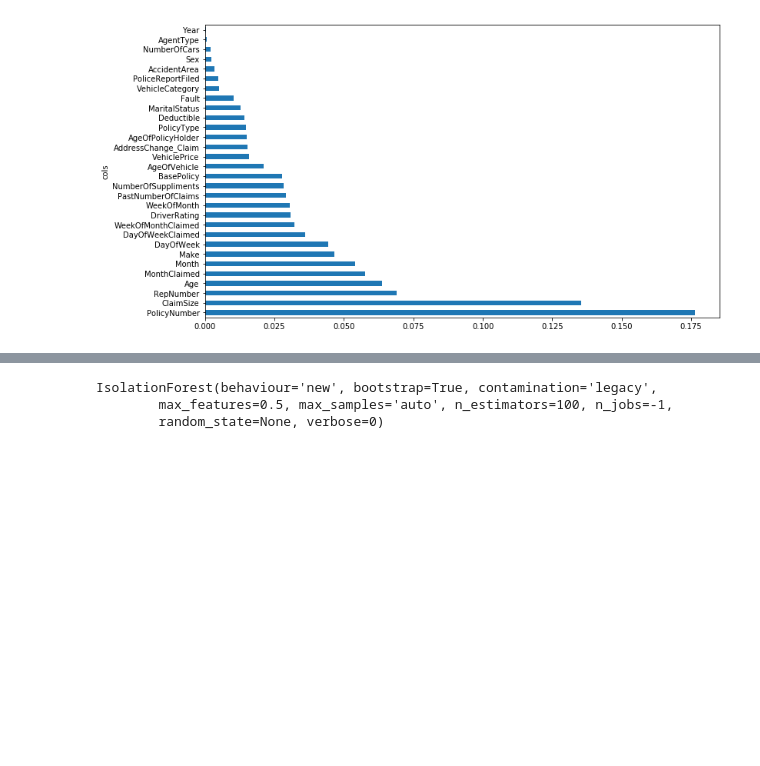
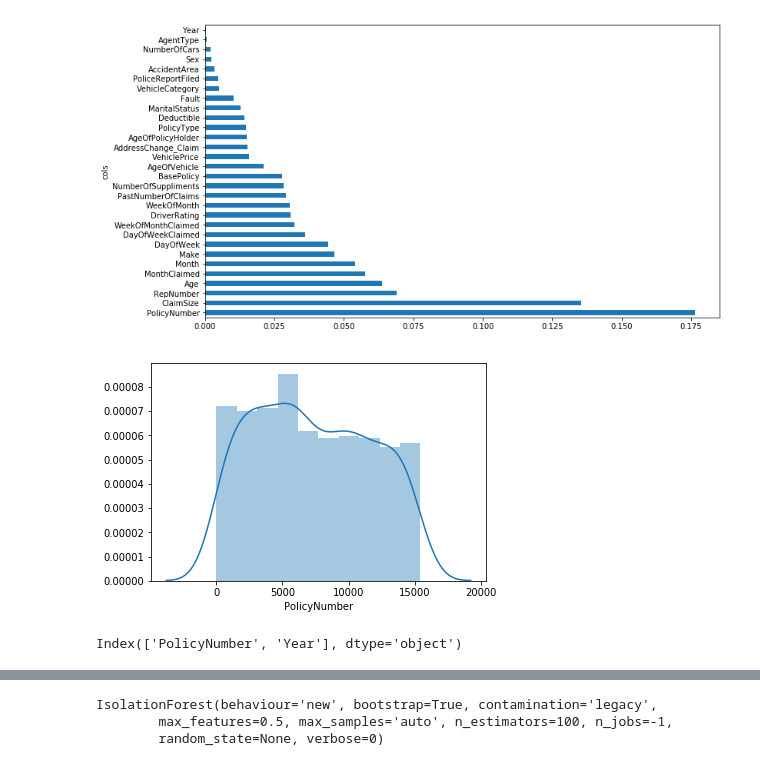
Before and after one commit to Siddharth-Singhs/EXL, a Jupyter notebook: EXL-Vaibhav.ipynb, the cells around one changed output, grey strips where cells are left out. Cells and saved outputs as stored; diff of their text form; code cells hidden in the pictures; blank space fills up the shorter version.

```diff
--- a/EXL-Vaibhav.ipynb
+++ b/EXL-Vaibhav.ipynb
@@ -319,0 +372,11 @@ plot_fi(fi[:30]);
+# %%
+fraud=customers.loc[customers["FraudFound_P"]==1]
+normal=customers.loc[customers["FraudFound_P"]==0]
+sns.distplot(fraud.PolicyNumber)
+plt.show()
+# %% [output]
+[figure, added]
+# %%
+df.columns[np.abs(corrmat["PolicyNumber"]) > 0.85]
+# %% [output]
+Index(['PolicyNumber', 'Year'], dtype='object')
```
Also changed, not shown: parts of 7 cells of this notebook, 1 other file.
